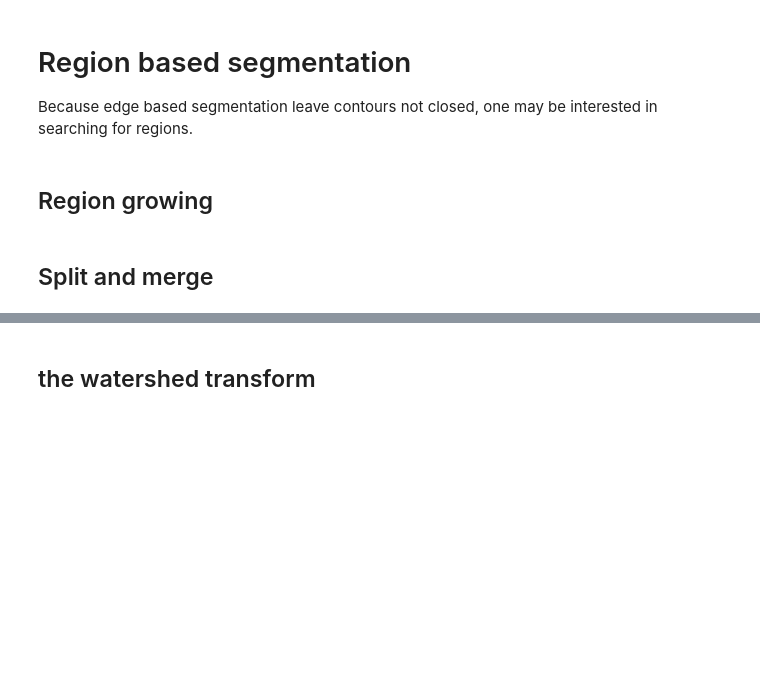
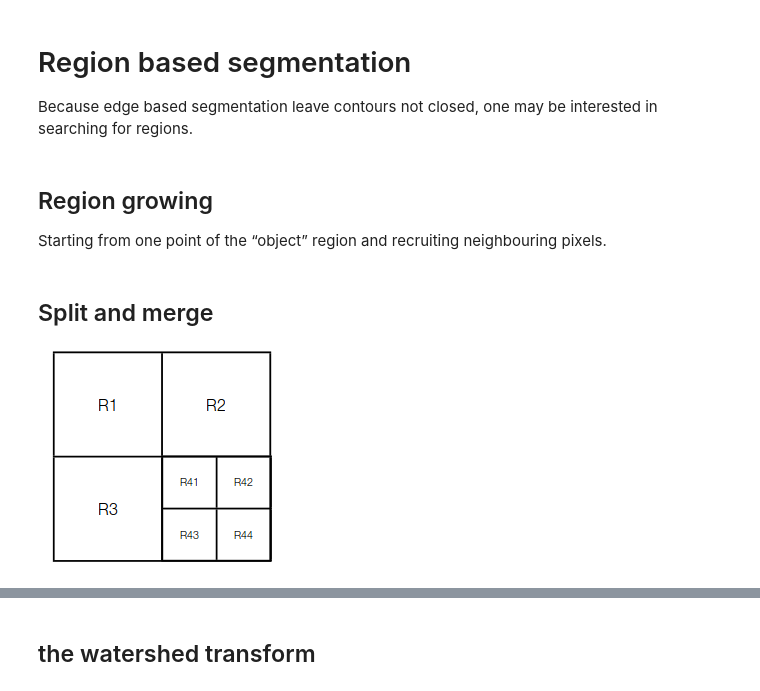
Before and after one commit to odebeir/info-h-500-501, a Jupyter notebook: 04-Image segmentation/03-Region based segmentation.ipynb, the cells around one changed output, grey strips where cells are left out. Cells and saved outputs as stored; diff of their text form; code cells hidden in the pictures; blank space fills up the shorter version.

```diff
--- a/04-Image segmentation/03-Region based segmentation.ipynb
+++ b/04-Image segmentation/03-Region based segmentation.ipynb
@@ -12,7 +12,13 @@ HTML(header())
 # Region based segmentation
 
 Because edge based segmentation leave contours not closed, one may be interested in searching for regions.
-# %% [markdown]
-## Region growing
+# %% [markdown]
+## Region growing
+
+Starting from one point of the “object” region and recruiting neighbouring pixels.
 # %% [markdown]
 ## Split and merge
+# %%
+Image('http://homepages.ulb.ac.be/~odebeir/data/quadtree.png')
+# %% [output]
+[figure, added]
```
Also changed, not shown: parts of 4 cells of this notebook, 1 other file.
